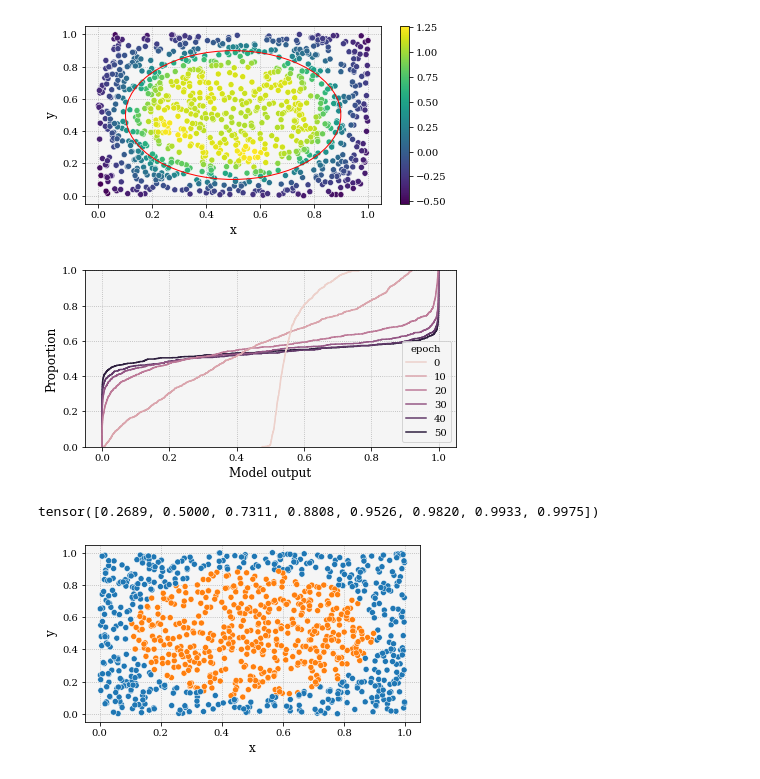
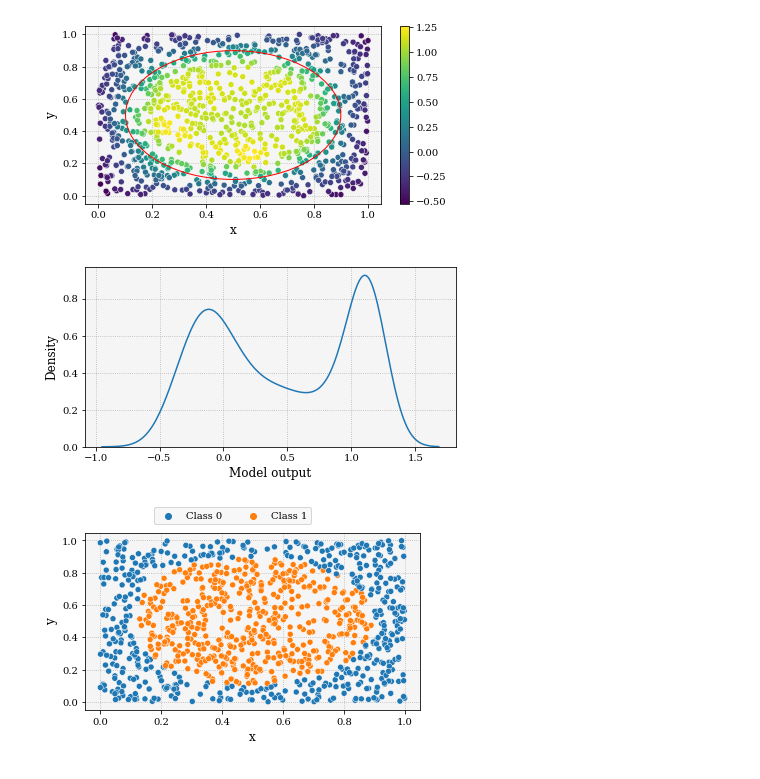
Before and after one commit to arnauddhaene/deep-learning-mini-projects-ee559, a Jupyter notebook: Proj2/notebooks/sandbox.ipynb, the cells around one changed output. Drawn from its saved outputs; the diff is of its cells as text; code cells hidden in the pictures.

```diff
--- a/Proj2/notebooks/sandbox.ipynb
+++ b/Proj2/notebooks/sandbox.ipynb
@@ -191,5 +231,5 @@ for epoch in [10, 20, 30, 40, 50]:
 # %%
-ax = sns.ecdfplot(data=df[df.epoch > -1], x='output', hue='epoch')
+ax = sns.kdeplot(data=df, x='prediction_real', )
 
 ax.set_xlabel('Model output')
 
@@ -197,20 +237,26 @@ plt.tight_layout()
 
 plt.savefig('../figures/output-distribution.png')
 # %% [output]
-[figure, old version]
+[figure, new version]
-# %%
-test = tensor([-1., 0., 1., 2., 3., 4., 5., 6.])
-
-sig = nn.Sigmoid()
-
-sig(test)
-# %% [output]
-tensor([0.2689, 0.5000, 0.7311, 0.8808, 0.9526, 0.9820, 0.9933, 0.9975])
 # %%
 prediction = model(test_input).flatten()
 # %%
 
+import torch
 import pandas as pd
+import seaborn as sns
+import matplotlib.pyplot as plt
+import matplotlib as mpl
+
+import sys, os
+sys.path.append(os.path.abspath('..'))
+from torch import manual_seed
+
+from flame import nn
+from train import train
+from metrics import evaluate_accuracy
+from utils import load_dataset
+
 train_input, train_target, test_input, test_target= load_dataset(1000, standardize=False)
 df = pd.DataFrame(train_input.tolist())
 
@@ -224,36 +270,37 @@ for i in range(train_target.shape[0]):
 df['Label'] = classe
 df.columns = ['x', 'y', 'Label']
 SMALL_SIZE = 10
 MEDIUM_SIZE = 12
 LARGE_SIZE = 16
 
 mpl.rcParams['font.family'] = 'serif'
 mpl.rcParams['font.size'] = SMALL_SIZE
 mpl.rcParams['axes.titlesize'] = SMALL_SIZE
 mpl.rcParams['axes.labelsize'] = MEDIUM_SIZE
 mpl.rcParams['xtick.labelsize'] = SMALL_SIZE
 mpl.rcParams['ytick.labelsize'] = SMALL_SIZE
 mpl.rcParams['legend.fontsize'] = SMALL_SIZE
 mpl.rcParams['figure.titlesize'] = LARGE_SIZE
 
 mpl.rcParams['axes.grid'] = True
 mpl.rcParams['axes.facecolor'] = '#F5F5F5'
 mpl.rcParams['axes.axisbelow'] = True
 mpl.rcParams['grid.linestyle'] = ':'
 mpl.rcParams['figure.figsize'] = [6, 3.259]
 
 
 sns_plot=sns.scatterplot(data=df, x='x', y='y', hue='Label')
 #sns_plot.legend(title="",loc='center')
 
 h,l = sns_plot.axes.get_legend_handles_labels()
 sns_plot.axes.legend_.remove()
-lgd = fig.legend(h,l, ncol=3, bbox_to_anchor=(1.0, 1.15))
+
 
 fig = sns_plot.get_figure()
-fig.savefig('data.png')
+lgd = fig.legend(h,l, ncol=2,loc='upper center')
+fig.savefig('../figures/data.png', bbox_extra_artists=(lgd,), bbox_inches='tight', dpi=fig.dpi)
 # %% [output]
-[figure, old version]
+[figure, new version]
 # %%
 import torch
 import pandas as pd
```
Also changed, not shown: parts of 19 cells of this notebook, 2 other files.
